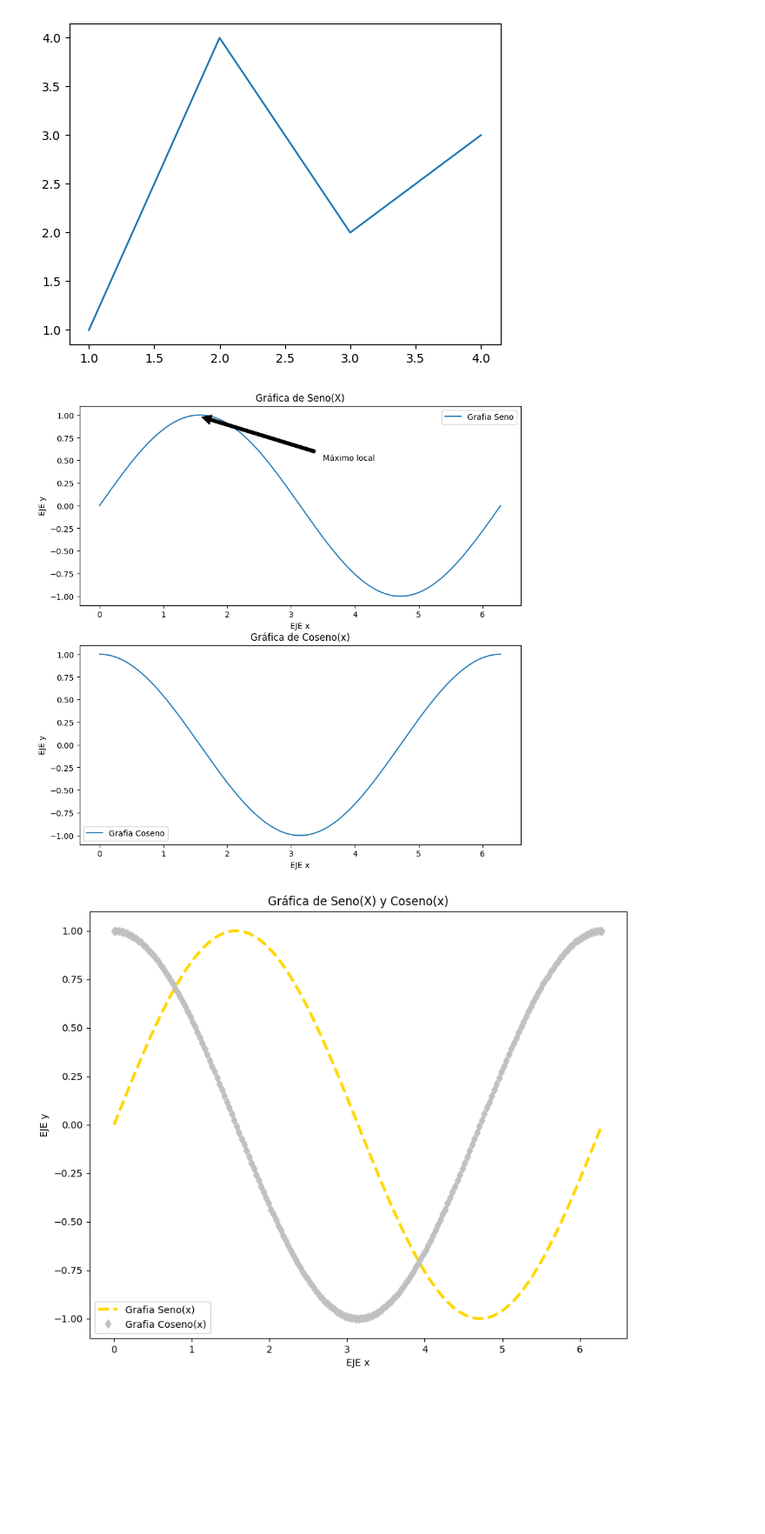
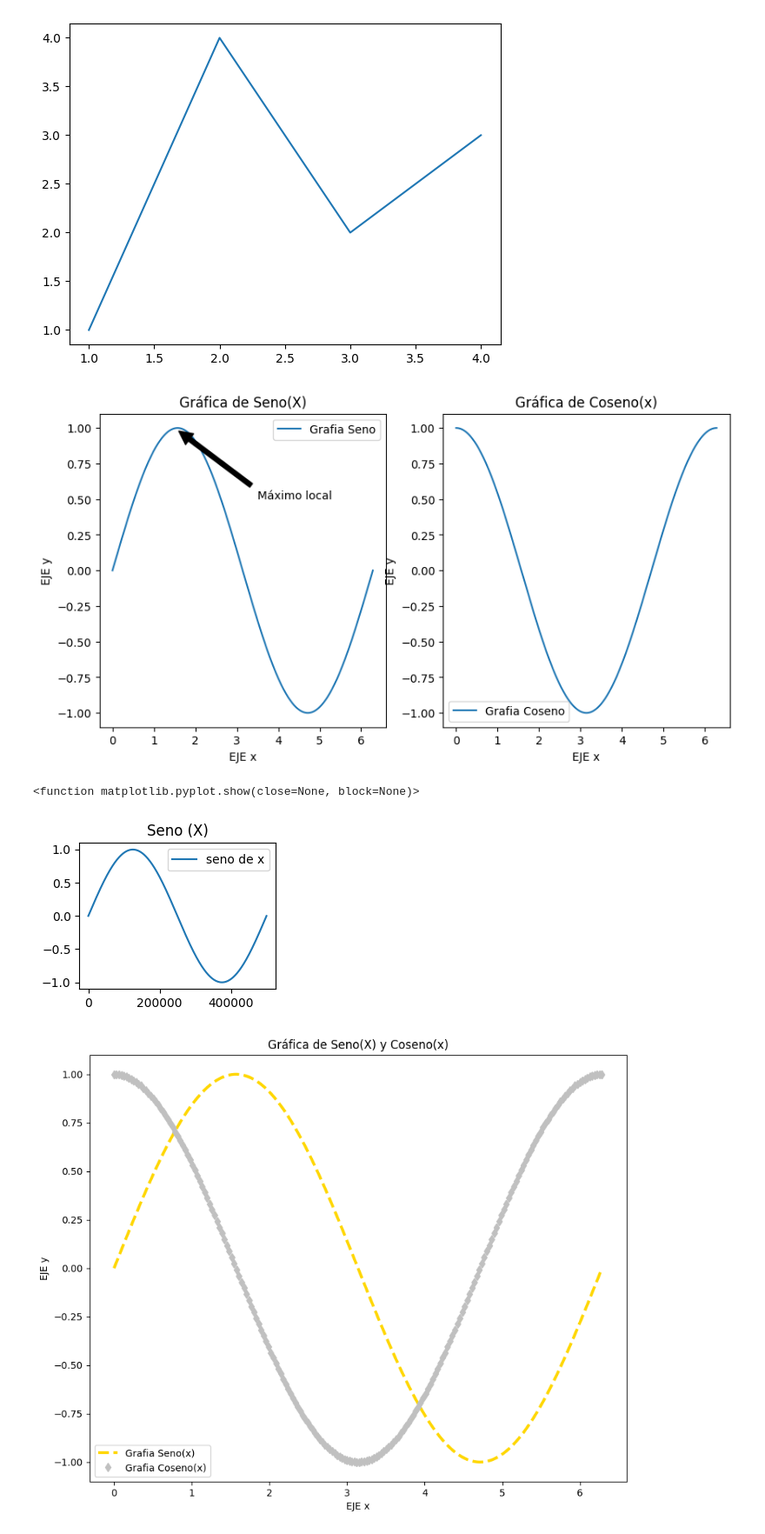
Before and after one commit to PabloAristiC/Inform-tica-ll, a Jupyter notebook: Unidad 2/Matplotlib.ipynb, the cells around one changed output. Shown at 87% size. Drawn from its saved outputs; the diff is of its cells as text; code cells hidden in the pictures; blank space fills up the shorter version.

```diff
--- a/Unidad 2/Matplotlib.ipynb
+++ b/Unidad 2/Matplotlib.ipynb
@@ -46,25 +46,34 @@ plt.show()
 # %%
 x=np.linspace(0,2*np.pi,500000)
 y=np.sin(x)
 z=np.cos(x)
-fig,(ax1,ax2)=plt.subplots(2,1,figsize=(10,10))  #Se imprimen 2 figuras
+fig,(ax1,ax2)=plt.subplots(1,2,figsize=(10,5))  #Se imprimen 2 figuras
 ax1.plot(x,y,label='Grafia Seno')
 ax2.plot(x,z,label='Grafia Coseno')
 ax1.set_xlabel('EJE x')
 ax1.set_ylabel('EJE y')
 ax1.set_title('Gráfica de Seno(X)')
 ax1.legend()
 a=np.max(y)
 ax1.annotate('Máximo local',xy=(1.5,a),xytext=(3.5,0.5),   #Construcción de la flecha
             arrowprops=dict(facecolor='black',shrink=0.05))
 ax.set_ylim(-2,2)
 ax2.set_xlabel('EJE x')
 ax2.set_ylabel('EJE y')
 ax2.set_title('Gráfica de Coseno(x)')
 ax2.legend()
 plt.show()
 # %% [output]
-[figure, old version]
+[figure, new version]
+# %%
+plt.subplot(221)
+plt.title("Seno (X)")
+plt.plot(y,label='seno de x')
+plt.legend()
+plt.show
+# %% [output]
+<function matplotlib.pyplot.show(close=None, block=None)>
+[figure, added]
 # %%
 x=np.linspace(0,2*np.pi,200)
 y=np.sin(x)
```
Also changed, not shown: parts of 1 cell of this notebook, 10 other files.
